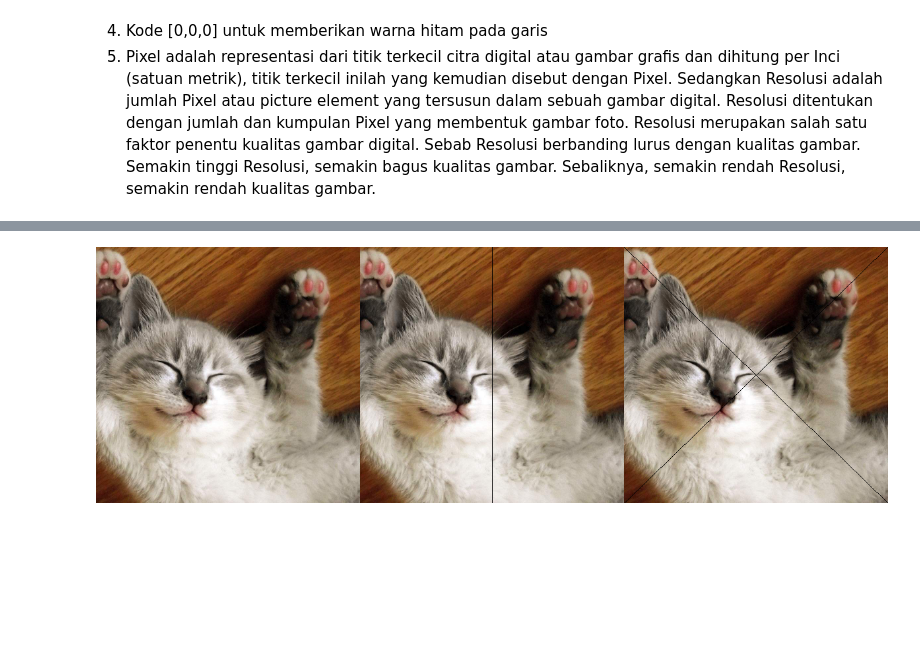
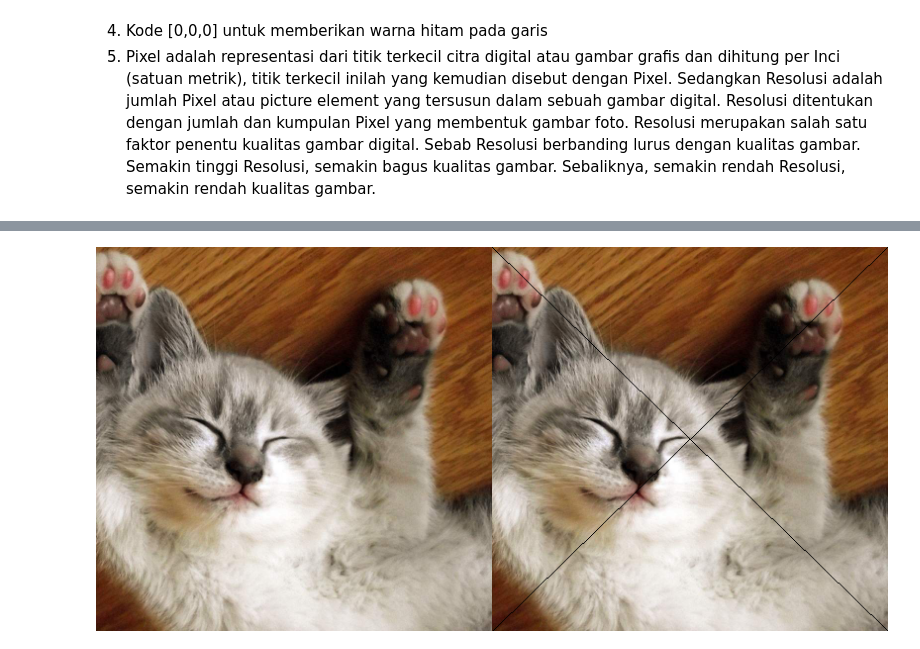
Before and after one commit to DimasNDP/PCVK_Genap_2021, a Jupyter notebook: Week1.ipynb, the cells around one changed output, grey strips where cells are left out. Saved outputs shown, nothing was run; the diff lists cells and outputs as text; code cells hidden in the pictures; blank space fills up the shorter version.

```diff
--- a/Week1.ipynb
+++ b/Week1.ipynb
@@ -75,16 +89,14 @@ Jawaban
 # %%
 # Tugas No.2
 
 image_2 = cv.cvtColor(image, cv.COLOR_BGR2RGB)
-image_3 = cv.cvtColor(image, cv.COLOR_BGR2RGB)
-image_4 = cv.cvtColor(image, cv.COLOR_BGR2RGB)
+image_5 = cv.cvtColor(image, cv.COLOR_BGR2RGB)
 
-# membuat garis vertikal & menyilang diagonal ditengah image
-image_3 = cv.line(image_3, (200,0), (200,388), (0,0,0), 1)
-image_4 = cv.line(image_4, (0,0), (400,388), (0,0,0), 1)
-image_4 = cv.line(image_4, (400,0), (0,388), (0,0,0), 1)
+# membuat garis diagonal menyilang ditengah image
+image_5 = cv.line(image_5, (0,0), (400,388), (0,0,0), 1)
+image_5 = cv.line(image_5, (400,0), (0,388), (0,0,0), 1)
 
-final_frame = cv.hconcat((image_2, image_3, image_4))
+final_frame = cv.hconcat((image_2, image_5))
 cv2_imshow(final_frame)
 # %% [output]
-[figure, old version]
+[figure, new version]
```
Also changed, not shown: parts of 1 cell of this notebook.
